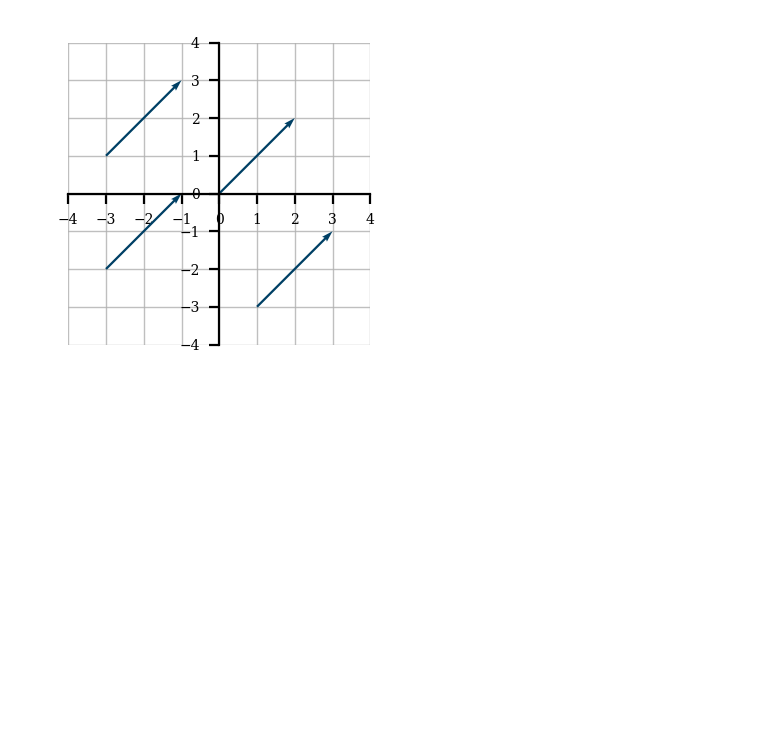
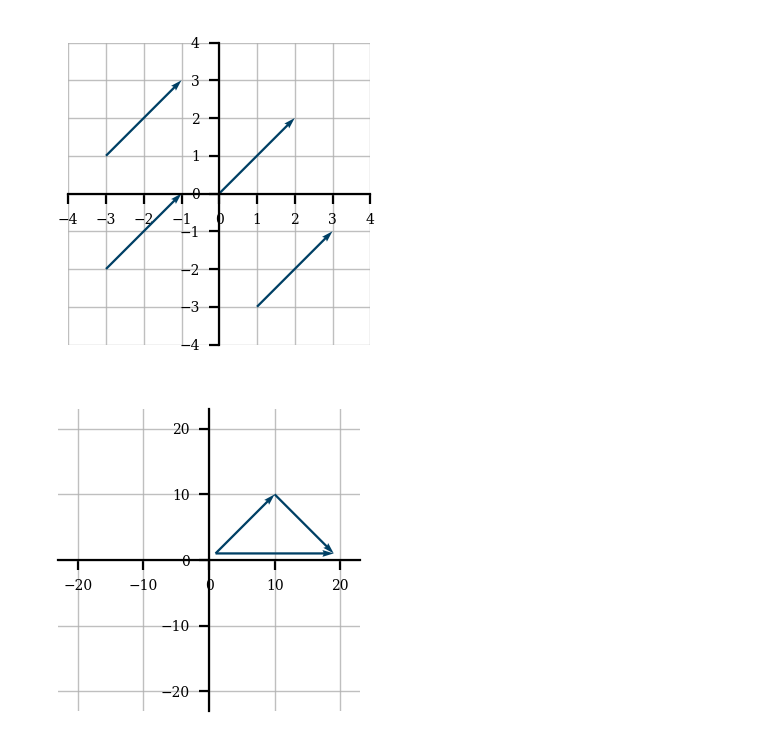
Before and after one commit to pankajshrestha/Land-on-Vector-Spaces-Practical-Linear-Algebra-with-Python-SciPy-2019-Tutorial, a Jupyter notebook: Lesson1.ipynb, the cells around one changed output. Saved outputs shown, nothing was run; the diff lists cells and outputs as text; code cells hidden in the pictures; blank space fills up the shorter version.

Commit message:
Upto Vector Addition

```diff
--- a/Lesson1.ipynb
+++ b/Lesson1.ipynb
@@ -22,3 +22,11 @@ tails = [(-3,-2), (-3,1), (0,0), (1,-3)]
 plot_vector(vector, tails)
 # %% [output]
 [figure]
+# %%
+# Exercise
+vector2 = [(9,9), (9,-9), (18,0)]
+tails2=[(1,1),(10,10),(1,1)]
+
+plot_vector(vector2, tails2)
+# %% [output]
+[figure, added]
```
Also changed, not shown: parts of 1 cell of this notebook.
